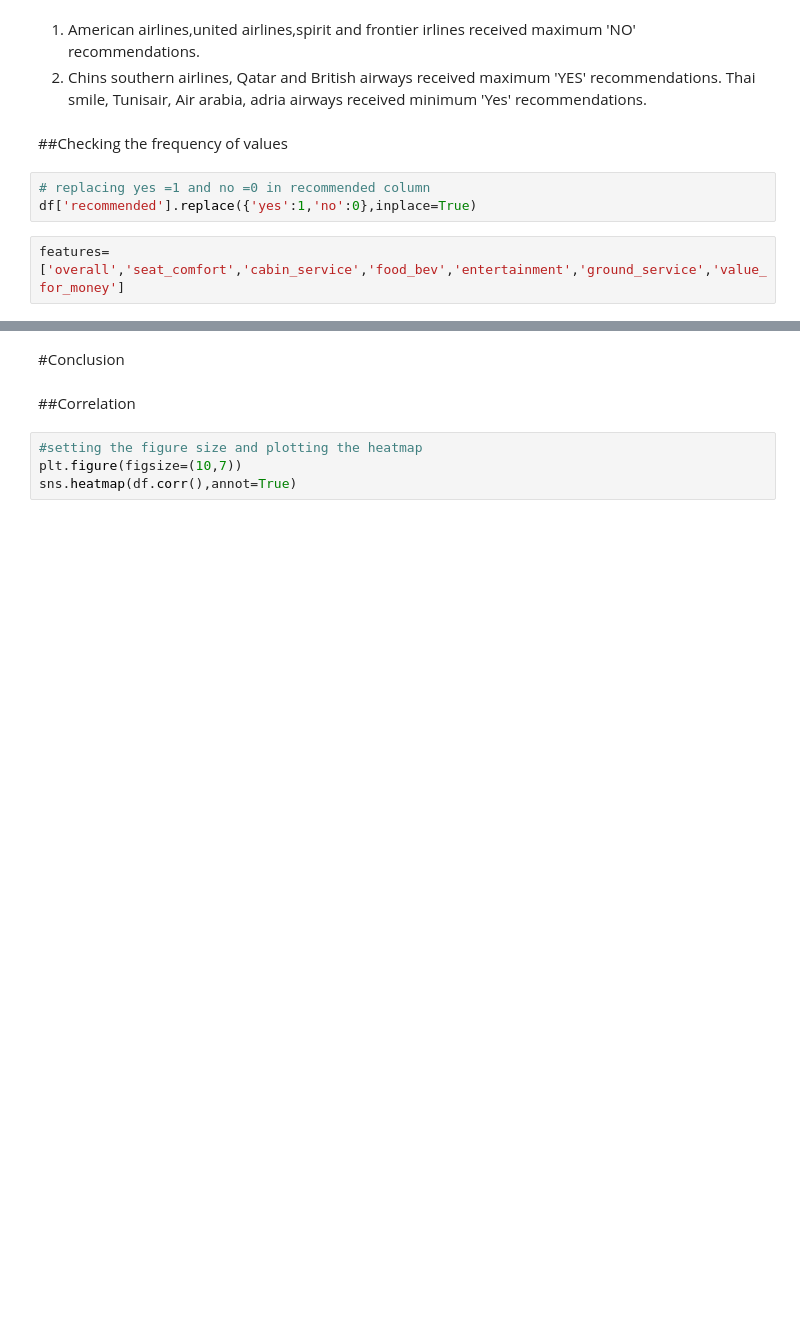
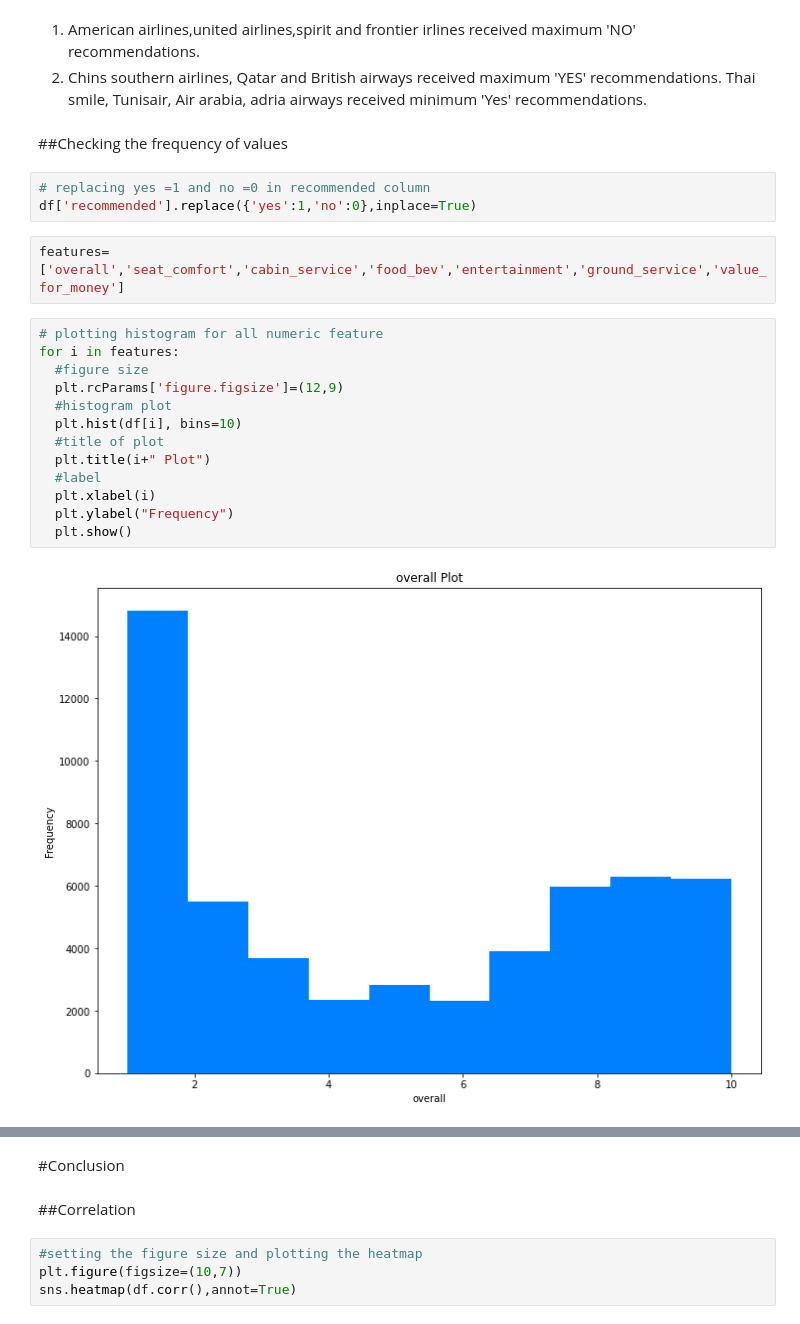
Before and after one commit to Ashfaquesayyed/Airline-passenger-referal-prediction, a Jupyter notebook: airline_passenger_referal_prediction_.ipynb, the cells around one changed output, grey strips where cells are left out. Cells and saved outputs as stored; diff of their text form; blank space fills up the shorter version.

```diff
--- a/airline_passenger_referal_prediction_.ipynb
+++ b/airline_passenger_referal_prediction_.ipynb
@@ -440,3 +440,18 @@ Text(0, 0.5, 'Count')
 df['recommended'].replace({'yes':1,'no':0},inplace=True)
 # %%
 features=['overall','seat_comfort','cabin_service','food_bev','entertainment','ground_service','value_for_money']
+# %%
+# plotting histogram for all numeric feature
+for i in features:
+  #figure size
+  plt.rcParams['figure.figsize']=(12,9)
+  #histogram plot
+  plt.hist(df[i], bins=10)
+  #title of plot
+  plt.title(i+" Plot")
+  #label
+  plt.xlabel(i)
+  plt.ylabel("Frequency")
+  plt.show()
+# %% [output]
+[figure, added]
```
Also changed, not shown: parts of 7 cells of this notebook.
